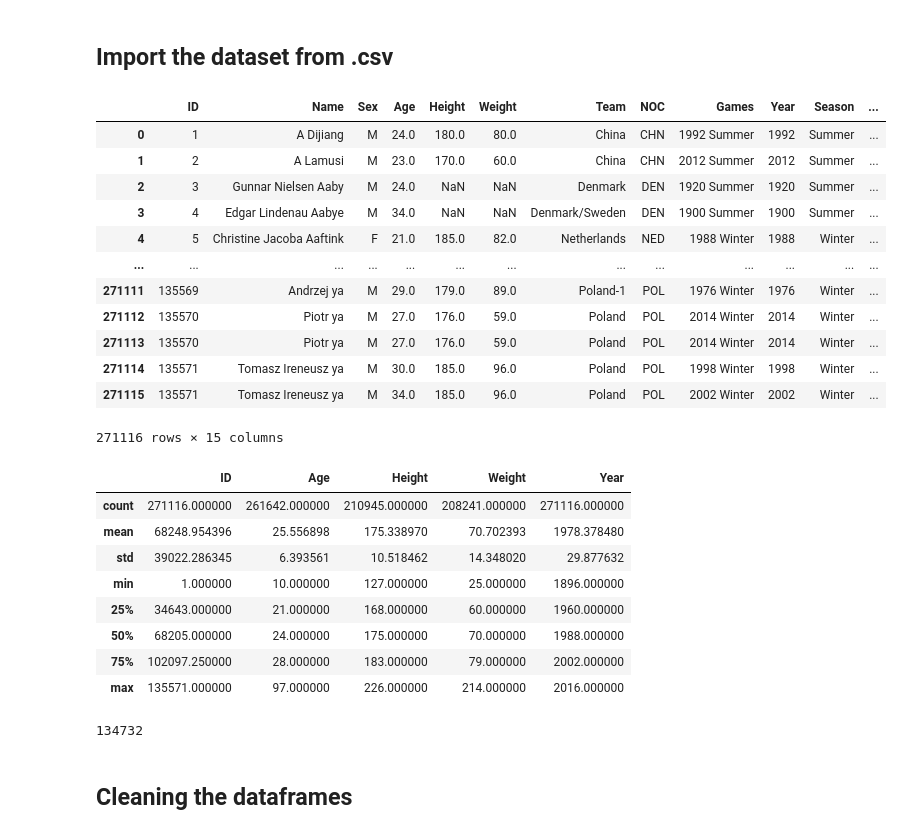
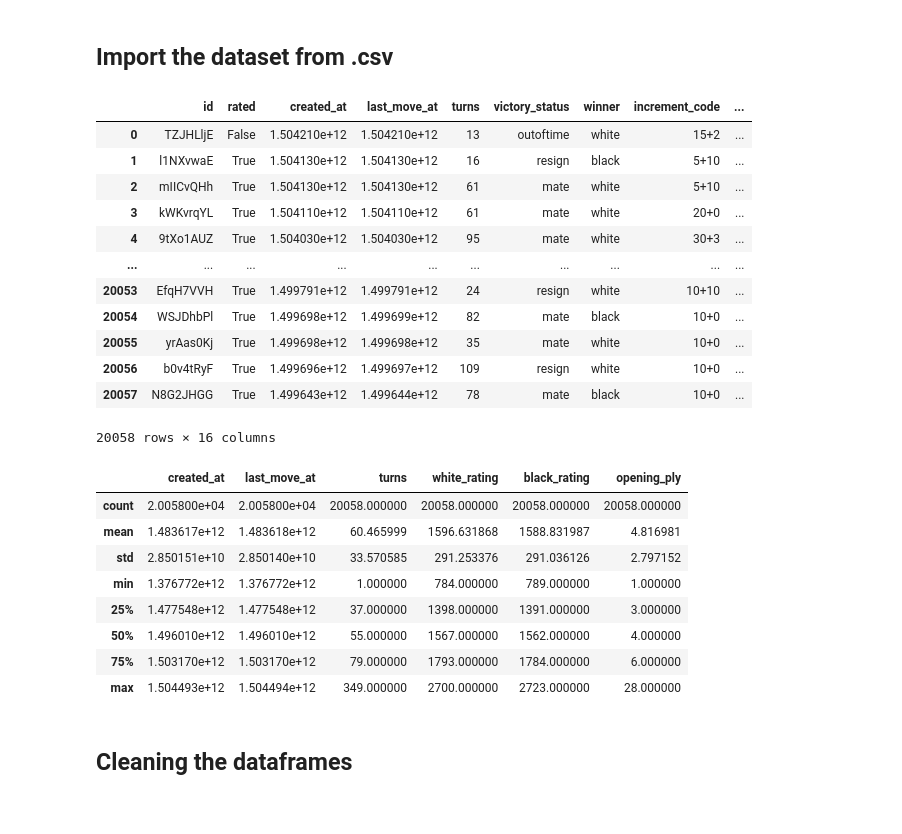
Before and after one commit to heysteph/FinalProject, a Jupyter notebook: notebook.ipynb, the cells around one changed output. Cells and saved outputs as stored; diff of their text form; code cells hidden in the pictures.

```diff
--- a/notebook.ipynb
+++ b/notebook.ipynb
@@ -14,43 +15,36 @@ import module as my
 # %% [markdown]
 ## Import the dataset from .csv
 # %%
-olym = pd.read_csv('athlete_events.csv')
-gdp = pd.read_csv('world_gdp.csv')
-noc = pd.read_csv('noc_regions.csv')
+games = pd.read_csv('games.csv')
 # %%
-olym
+games
 # %% [output]
-|  | ID | Name | Sex | Age | Height | Weight | Team | NOC | Games | Year | Season | ... |
-| 0 | 1 | A Dijiang | M | 24.0 | 180.0 | 80.0 | China | CHN | 1992 Summer | 1992 | Summer | ... |
-| 1 | 2 | A Lamusi | M | 23.0 | 170.0 | 60.0 | China | CHN | 2012 Summer | 2012 | Summer | ... |
-| 2 | 3 | Gunnar Nielsen Aaby | M | 24.0 | NaN | NaN | Denmark | DEN | 1920 Summer | 1920 | Summer | ... |
-| 3 | 4 | Edgar Lindenau Aabye | M | 34.0 | NaN | NaN | Denmark/Sweden | DEN | 1900 Summer | 1900 | Summer | ... |
-| 4 | 5 | Christine Jacoba Aaftink | F | 21.0 | 185.0 | 82.0 | Netherlands | NED | 1988 Winter | 1988 | Winter | ... |
-| ... | ... | ... | ... | ... | ... | ... | ... | ... | ... | ... | ... | ... |
-| 271111 | 135569 | Andrzej ya | M | 29.0 | 179.0 | 89.0 | Poland-1 | POL | 1976 Winter | 1976 | Winter | ... |
-| 271112 | 135570 | Piotr ya | M | 27.0 | 176.0 | 59.0 | Poland | POL | 2014 Winter | 2014 | Winter | ... |
-| 271113 | 135570 | Piotr ya | M | 27.0 | 176.0 | 59.0 | Poland | POL | 2014 Winter | 2014 | Winter | ... |
-| 271114 | 135571 | Tomasz Ireneusz ya | M | 30.0 | 185.0 | 96.0 | Poland | POL | 1998 Winter | 1998 | Winter | ... |
-| 271115 | 135571 | Tomasz Ireneusz ya | M | 34.0 | 185.0 | 96.0 | Poland | POL | 2002 Winter | 2002 | Winter | ... |
+|  | id | rated | created_at | last_move_at | turns | victory_status | winner | increment_code | ... |
+| 0 | TZJHLljE | False | 1.504210e+12 | 1.504210e+12 | 13 | outoftime | white | 15+2 | ... |
+| 1 | l1NXvwaE | True | 1.504130e+12 | 1.504130e+12 | 16 | resign | black | 5+10 | ... |
+| 2 | mIICvQHh | True | 1.504130e+12 | 1.504130e+12 | 61 | mate | white | 5+10 | ... |
+| 3 | kWKvrqYL | True | 1.504110e+12 | 1.504110e+12 | 61 | mate | white | 20+0 | ... |
+| 4 | 9tXo1AUZ | True | 1.504030e+12 | 1.504030e+12 | 95 | mate | white | 30+3 | ... |
+| ... | ... | ... | ... | ... | ... | ... | ... | ... | ... |
+| 20053 | EfqH7VVH | True | 1.499791e+12 | 1.499791e+12 | 24 | resign | white | 10+10 | ... |
+| 20054 | WSJDhbPl | True | 1.499698e+12 | 1.499699e+12 | 82 | mate | black | 10+0 | ... |
+| 20055 | yrAas0Kj | True | 1.499698e+12 | 1.499698e+12 | 35 | mate | white | 10+0 | ... |
+| 20056 | b0v4tRyF | True | 1.499696e+12 | 1.499697e+12 | 109 | resign | white | 10+0 | ... |
+| 20057 | N8G2JHGG | True | 1.499643e+12 | 1.499644e+12 | 78 | mate | black | 10+0 | ... |
-271116 rows × 15 columns
+20058 rows × 16 columns
 # %%
 # See the summary stats for numeric variables
-olym.describe()
+games.describe()
 # %% [output]
-|  | ID | Age | Height | Weight | Year |
-| count | 271116.000000 | 261642.000000 | 210945.000000 | 208241.000000 | 271116.000000 |
-| mean | 68248.954396 | 25.556898 | 175.338970 | 70.702393 | 1978.378480 |
-| std | 39022.286345 | 6.393561 | 10.518462 | 14.348020 | 29.877632 |
-| min | 1.000000 | 10.000000 | 127.000000 | 25.000000 | 1896.000000 |
-| 25% | 34643.000000 | 21.000000 | 168.000000 | 60.000000 | 1960.000000 |
-| 50% | 68205.000000 | 24.000000 | 175.000000 | 70.000000 | 1988.000000 |
-| 75% | 102097.250000 | 28.000000 | 183.000000 | 79.000000 | 2002.000000 |
-| max | 135571.000000 | 97.000000 | 226.000000 | 214.000000 | 2016.000000 |
+|  | created_at | last_move_at | turns | white_rating | black_rating | opening_ply |
+| count | 2.005800e+04 | 2.005800e+04 | 20058.000000 | 20058.000000 | 20058.000000 | 20058.000000 |
+| mean | 1.483617e+12 | 1.483618e+12 | 60.465999 | 1596.631868 | 1588.831987 | 4.816981 |
+| std | 2.850151e+10 | 2.850140e+10 | 33.570585 | 291.253376 | 291.036126 | 2.797152 |
+| min | 1.376772e+12 | 1.376772e+12 | 1.000000 | 784.000000 | 789.000000 | 1.000000 |
+| 25% | 1.477548e+12 | 1.477548e+12 | 37.000000 | 1398.000000 | 1391.000000 | 3.000000 |
+| 50% | 1.496010e+12 | 1.496010e+12 | 55.000000 | 1567.000000 | 1562.000000 | 4.000000 |
+| 75% | 1.503170e+12 | 1.503170e+12 | 79.000000 | 1793.000000 | 1784.000000 | 6.000000 |
+| max | 1.504493e+12 | 1.504494e+12 | 349.000000 | 2700.000000 | 2723.000000 | 28.000000 |
-# %%
-# See the unique values for athletes
-olym['Name'].nunique()
-# %% [output]
-134732
 # %% [markdown]
 ## Cleaning the dataframes
 # %%
```
Also changed, not shown: parts of 18 cells of this notebook, 6 other files.
